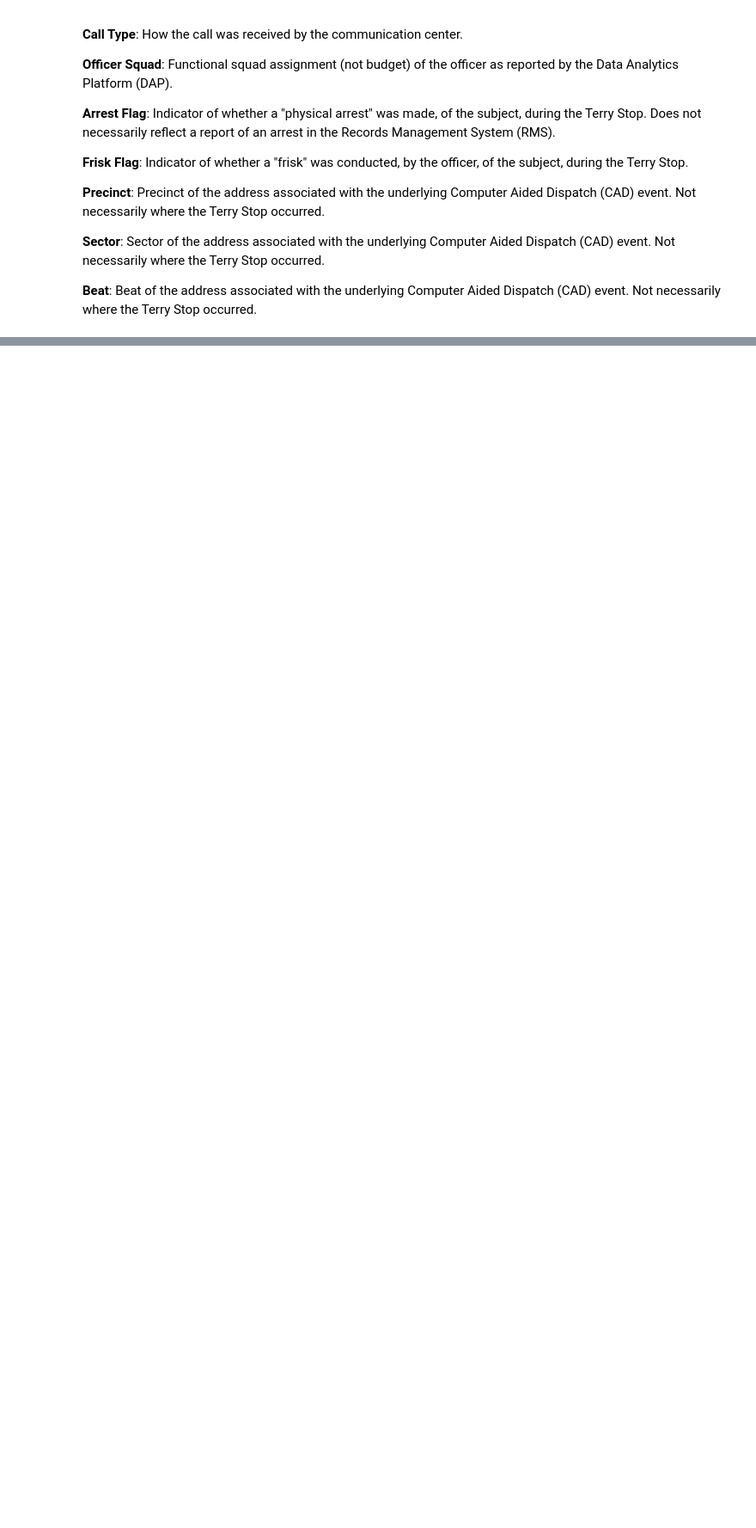
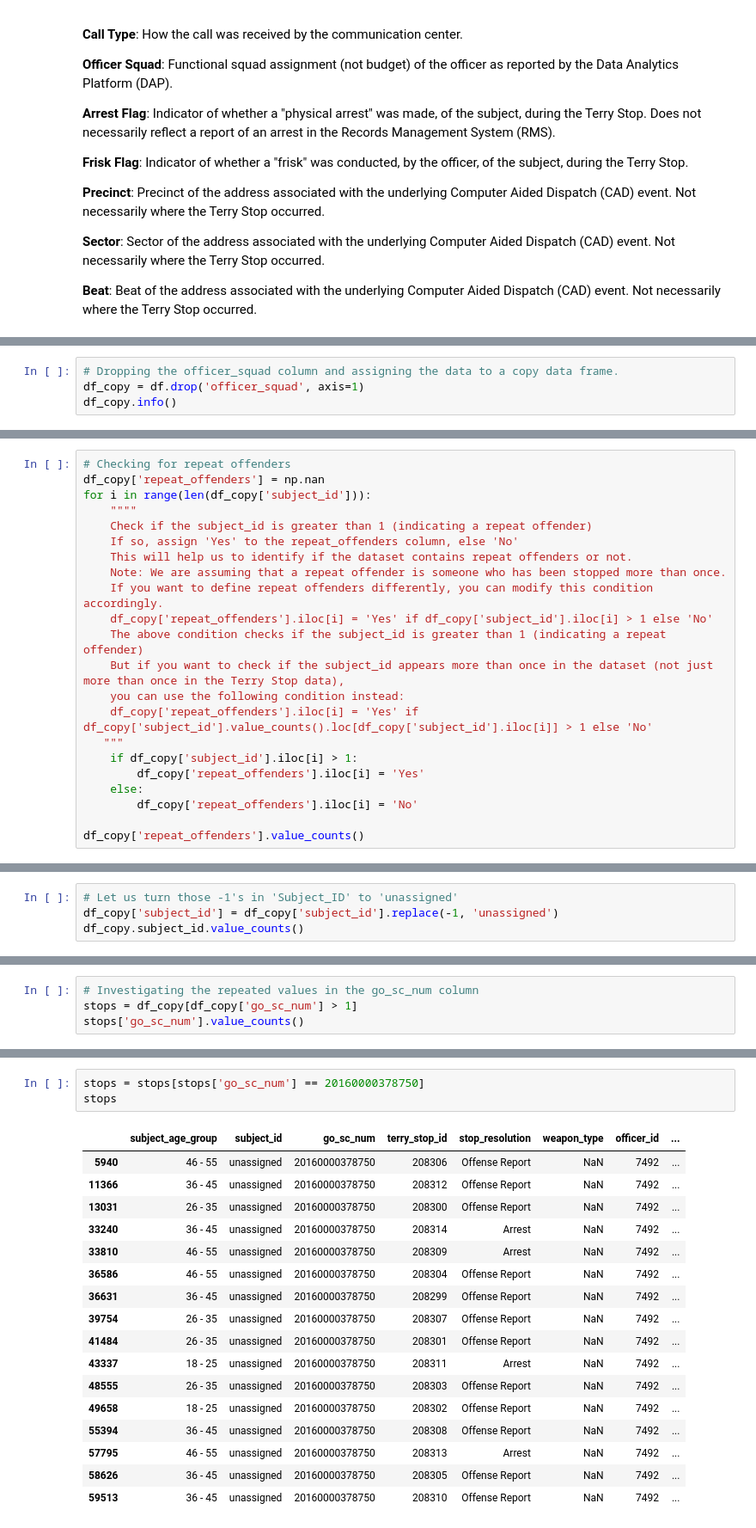
Before and after one commit to ShamlaA/Terry-Traffic-Stops-Prediction-for-Racial-Bias, a Jupyter notebook: index.ipynb, the cells around one changed output, grey strips where cells are left out. Shown at 86% size. Saved outputs shown, nothing was run; the diff lists cells and outputs as text; blank space fills up the shorter version.

```diff
--- a/index.ipynb
+++ b/index.ipynb
@@ -75,0 +263,4 @@ This dataset contains the following data:
+# %%
+# Dropping the officer_squad column and assigning the data to a copy data frame.
+df_copy = df.drop('officer_squad', axis=1)
+df_copy.info()
@@ -75,0 +346,22 @@ This dataset contains the following data:
+# %%
+# Checking for repeat offenders
+df_copy['repeat_offenders'] = np.nan
+for i in range(len(df_copy['subject_id'])):
+    """"
+    Check if the subject_id is greater than 1 (indicating a repeat offender)
+    If so, assign 'Yes' to the repeat_offenders column, else 'No'
+    This will help us to identify if the dataset contains repeat offenders or not.
+    Note: We are assuming that a repeat offender is someone who has been stopped more than once.
+    If you want to define repeat offenders differently, you can modify this condition accordingly.
+    df_copy['repeat_offenders'].iloc[i] = 'Yes' if df_copy['subject_id'].iloc[i] > 1 else 'No'
+    The above condition checks if the subject_id is greater than 1 (indicating a repeat offender)
+    But if you want to check if the subject_id appears more than once in the dataset (not just more than once in the Terry Stop data),
+    you can use the following condition instead:
+    df_copy['repeat_offenders'].iloc[i] = 'Yes' if df_copy['subject_id'].value_counts().loc[df_copy['subject_id'].iloc[i]] > 1 else 'No'
+   """
+    if df_copy['subject_id'].iloc[i] > 1:
+        df_copy['repeat_offenders'].iloc[i] = 'Yes'
+    else:
+        df_copy['repeat_offenders'].iloc[i] = 'No'
+
+df_copy['repeat_offenders'].value_counts()
@@ -75,0 +373,4 @@ This dataset contains the following data:
+# %%
+# Let us turn those -1's in 'Subject_ID' to 'unassigned'
+df_copy['subject_id'] = df_copy['subject_id'].replace(-1, 'unassigned')
+df_copy.subject_id.value_counts()
@@ -75,0 +391,4 @@ This dataset contains the following data:
+# %%
+# Investigating the repeated values in the go_sc_num column
+stops = df_copy[df_copy['go_sc_num'] > 1]
+stops['go_sc_num'].value_counts()
@@ -75,0 +409,21 @@ This dataset contains the following data:
+# %%
+stops = stops[stops['go_sc_num'] == 20160000378750]
+stops
+# %% [output]
+|  | subject_age_group | subject_id | go_sc_num | terry_stop_id | stop_resolution | weapon_type | officer_id | ... |
+| 5940 | 46 - 55 | unassigned | 20160000378750 | 208306 | Offense Report | NaN | 7492 | ... |
+| 11366 | 36 - 45 | unassigned | 20160000378750 | 208312 | Offense Report | NaN | 7492 | ... |
+| 13031 | 26 - 35 | unassigned | 20160000378750 | 208300 | Offense Report | NaN | 7492 | ... |
+| 33240 | 36 - 45 | unassigned | 20160000378750 | 208314 | Arrest | NaN | 7492 | ... |
+| 33810 | 46 - 55 | unassigned | 20160000378750 | 208309 | Arrest | NaN | 7492 | ... |
+| 36586 | 46 - 55 | unassigned | 20160000378750 | 208304 | Offense Report | NaN | 7492 | ... |
+| 36631 | 36 - 45 | unassigned | 20160000378750 | 208299 | Offense Report | NaN | 7492 | ... |
+| 39754 | 26 - 35 | unassigned | 20160000378750 | 208307 | Offense Report | NaN | 7492 | ... |
+| 41484 | 26 - 35 | unassigned | 20160000378750 | 208301 | Offense Report | NaN | 7492 | ... |
+| 43337 | 18 - 25 | unassigned | 20160000378750 | 208311 | Arrest | NaN | 7492 | ... |
+| 48555 | 26 - 35 | unassigned | 20160000378750 | 208303 | Offense Report | NaN | 7492 | ... |
+| 49658 | 18 - 25 | unassigned | 20160000378750 | 208302 | Offense Report | NaN | 7492 | ... |
+| 55394 | 36 - 45 | unassigned | 20160000378750 | 208308 | Offense Report | NaN | 7492 | ... |
+| 57795 | 46 - 55 | unassigned | 20160000378750 | 208313 | Arrest | NaN | 7492 | ... |
+| 58626 | 36 - 45 | unassigned | 20160000378750 | 208305 | Offense Report | NaN | 7492 | ... |
+| 59513 | 36 - 45 | unassigned | 20160000378750 | 208310 | Offense Report | NaN | 7492 | ... |
```
Also changed, not shown: parts of 105 cells of this notebook, 2 other files.
